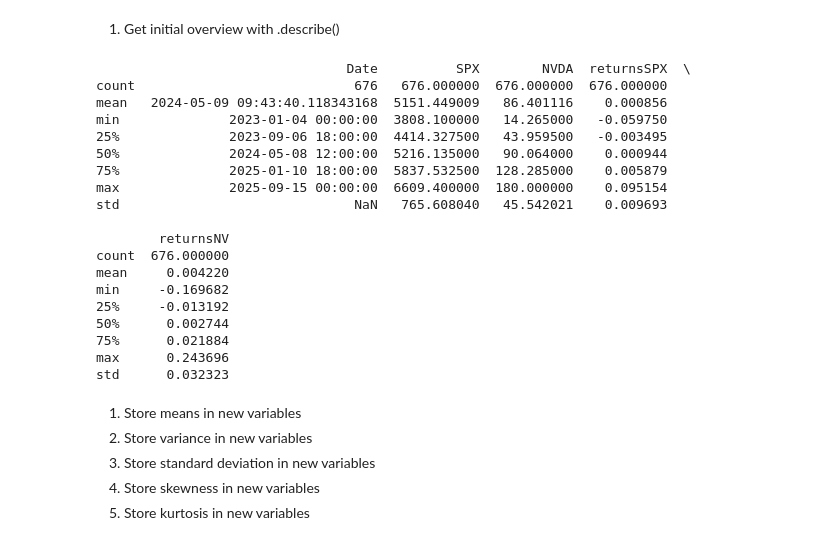
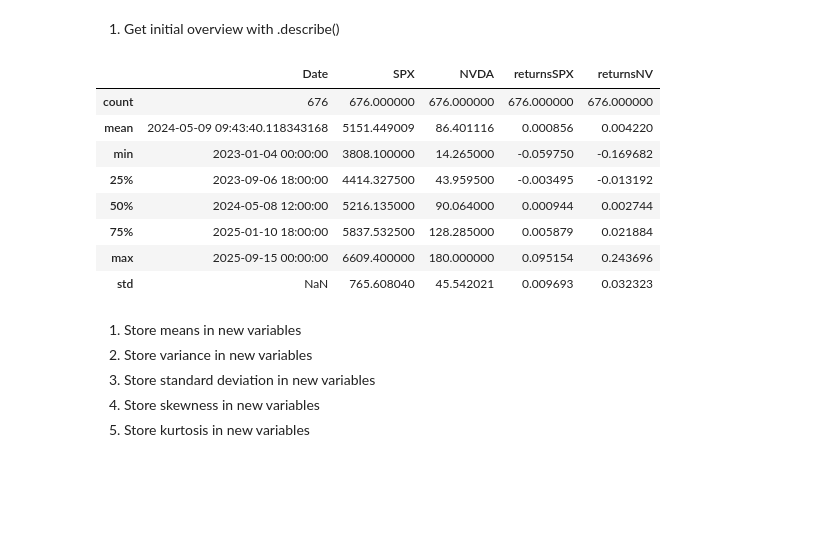
Before and after one commit to Teufelsfrucht17/AufgabenEconometrics, a Jupyter notebook: Coding_Tutorial_1_shell.ipynb, the cells around one changed output. Saved outputs shown, nothing was run; the diff lists cells and outputs as text; code cells hidden in the pictures; blank space fills up the shorter version.

```diff
--- a/Coding_Tutorial_1_shell.ipynb
+++ b/Coding_Tutorial_1_shell.ipynb
@@ -30,12 +30,15 @@ print(dfNV.head())
 
 df = df.merge(dfNV, how="left", on="Date")
 
-df["returnsSPX"] = (df["SPX"] / df["SPX"].shift(1)) -1
-df["returnsNV"] = (df["NVDA"] / df["NVDA"].shift(1)) -1
+#df["returnsSPX"] = (df["SPX"] / df["SPX"].shift(1)) -1
+#df["returnsNV"] = (df["NVDA"] / df["NVDA"].shift(1)) -1
 
-df.dropna(inplace=True)
+df["returnsSPX"] = np.log(df["SPX"]).diff()
+df["returnsNV"] = np.log(df["NVDA"]).diff()
 
-print(df.head())
+df = df.dropna().reset_index(drop=True)
+
+df.head()
 # %% [output]
         Date      SPX
 0 2023-01-03  3824.14
@@ -59,28 +62,18 @@ print(df.head())
 # Descriptive Stats for Log-Returns (both assets)
 # %% [markdown]
 1) Get initial overview with .describe()
-# %%
-print(df.describe())
-# %% [output]
-                                Date          SPX        NVDA  returnsSPX  \
-count                            676   676.000000  676.000000  676.000000
-mean   2024-05-09 09:43:40.118343168  5151.449009   86.401116    0.000856
-min              2023-01-04 00:00:00  3808.100000   14.265000   -0.059750
-25%              2023-09-06 18:00:00  4414.327500   43.959500   -0.003495
-50%              2024-05-08 12:00:00  5216.135000   90.064000    0.000944
-75%              2025-01-10 18:00:00  5837.532500  128.285000    0.005879
-max              2025-09-15 00:00:00  6609.400000  180.000000    0.095154
-std                              NaN   765.608040   45.542021    0.009693
-
-        returnsNV
-count  676.000000
-mean     0.004220
-min     -0.169682
-25%     -0.013192
-50%      0.002744
-75%      0.021884
-max      0.243696
-std      0.032323
+# %%
+df.describe()
+# %% [output]
+|  | Date | SPX | NVDA | returnsSPX | returnsNV |
+| count | 676 | 676.000000 | 676.000000 | 676.000000 | 676.000000 |
+| mean | 2024-05-09 09:43:40.118343168 | 5151.449009 | 86.401116 | 0.000856 | 0.004220 |
+| min | 2023-01-04 00:00:00 | 3808.100000 | 14.265000 | -0.059750 | -0.169682 |
+| 25% | 2023-09-06 18:00:00 | 4414.327500 | 43.959500 | -0.003495 | -0.013192 |
+| 50% | 2024-05-08 12:00:00 | 5216.135000 | 90.064000 | 0.000944 | 0.002744 |
+| 75% | 2025-01-10 18:00:00 | 5837.532500 | 128.285000 | 0.005879 | 0.021884 |
+| max | 2025-09-15 00:00:00 | 6609.400000 | 180.000000 | 0.095154 | 0.243696 |
+| std | NaN | 765.608040 | 45.542021 | 0.009693 | 0.032323 |
 # %% [markdown]
 1) Store means in new variables
 2) Store variance in new variables
```
Also changed, not shown: parts of 2 cells of this notebook, 2 other files.
